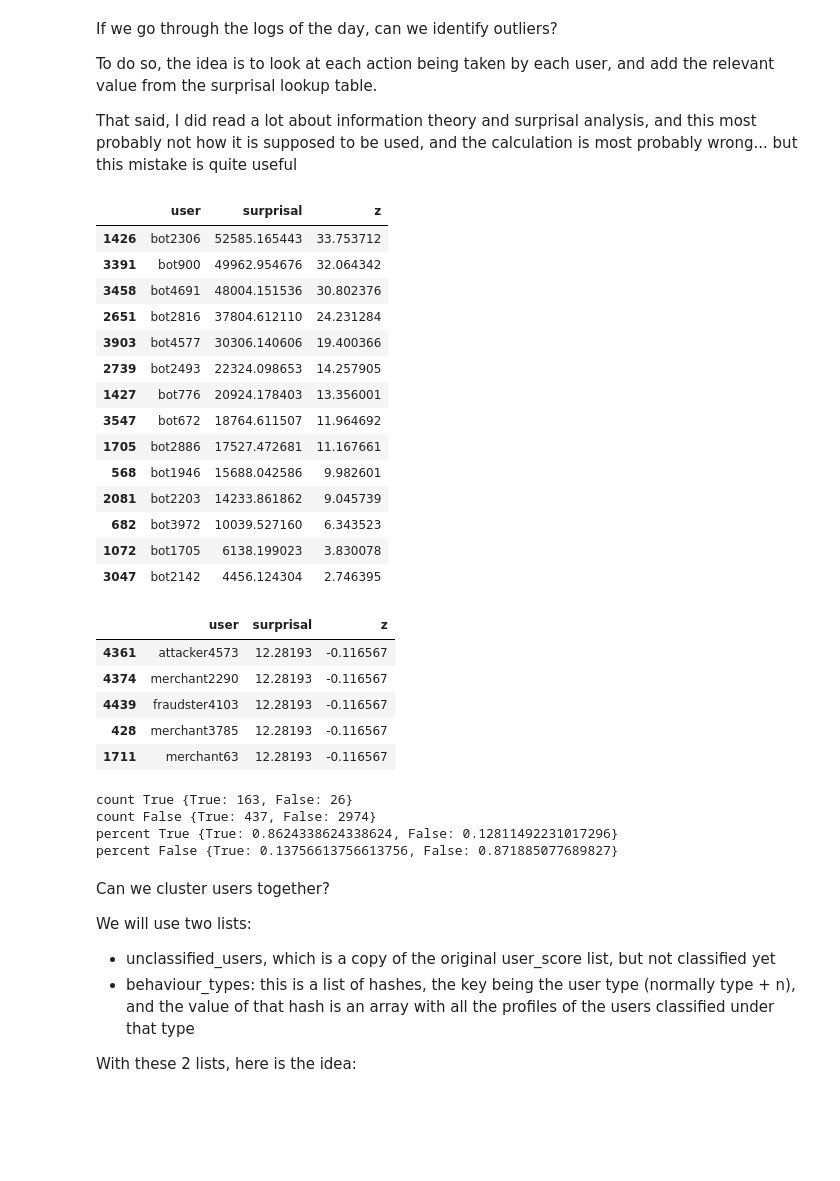
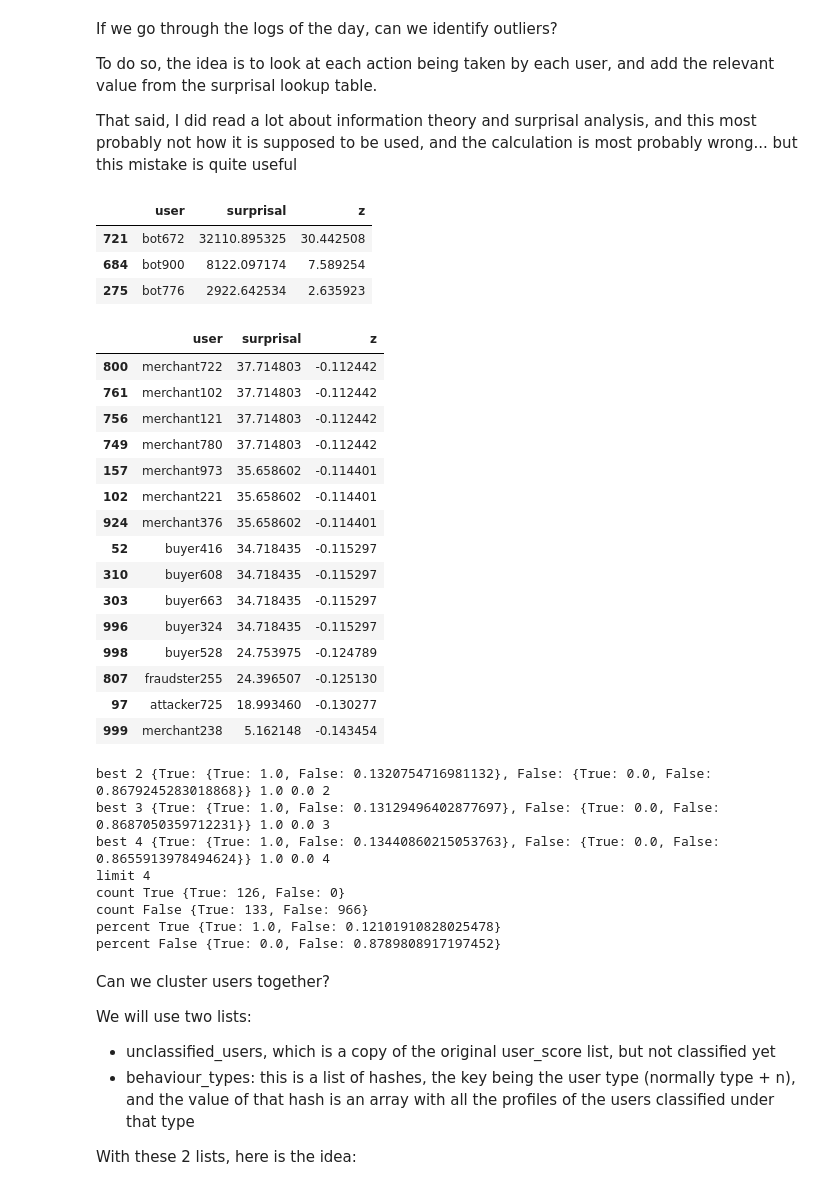
Before and after one commit to cerebraljam/find_outliers_in_logs, a Jupyter notebook: find_outliers_in_logs.ipynb, the cells around one changed output. Drawn from its saved outputs; the diff is of its cells as text; code cells hidden in the pictures; blank space fills up the shorter version.

```diff
--- a/find_outliers_in_logs.ipynb
+++ b/find_outliers_in_logs.ipynb
@@ -111,7 +111,7 @@ if random_seed:
     random.seed(random_seed)
 
 ## We define how many users here
-number_of_new_users = 5000
+number_of_new_users = 1000
 
 
 existing_users = [] # Later on, we can add users to our list by supplying it to the generate_userlist function
@@ -299,47 +292,65 @@ df_cumulative_score['z'] = (df_cumulative_score['surprisal'] - avg) / std
 df_cumulative_score.loc[df_cumulative_score['z'] >= 2].sort_values(by=['surprisal'], ascending=False)
 # %% [output]
 |  | user | surprisal | z |
-| 1426 | bot2306 | 52585.165443 | 33.753712 |
-| 3391 | bot900 | 49962.954676 | 32.064342 |
-| 3458 | bot4691 | 48004.151536 | 30.802376 |
-| 2651 | bot2816 | 37804.612110 | 24.231284 |
-| 3903 | bot4577 | 30306.140606 | 19.400366 |
-| 2739 | bot2493 | 22324.098653 | 14.257905 |
-| 1427 | bot776 | 20924.178403 | 13.356001 |
-| 3547 | bot672 | 18764.611507 | 11.964692 |
-| 1705 | bot2886 | 17527.472681 | 11.167661 |
-| 568 | bot1946 | 15688.042586 | 9.982601 |
-| 2081 | bot2203 | 14233.861862 | 9.045739 |
-| 682 | bot3972 | 10039.527160 | 6.343523 |
-| 1072 | bot1705 | 6138.199023 | 3.830078 |
-| 3047 | bot2142 | 4456.124304 | 2.746395 |
+| 721 | bot672 | 32110.895325 | 30.442508 |
+| 684 | bot900 | 8122.097174 | 7.589254 |
+| 275 | bot776 | 2922.642534 | 2.635923 |
 # %%
-df_cumulative_score.sort_values(by=['surprisal'], ascending=False).tail()
+df_cumulative_score.sort_values(by=['surprisal'], ascending=False).tail(15)
 # %% [output]
 |  | user | surprisal | z |
-| 4361 | attacker4573 | 12.28193 | -0.116567 |
-| 4374 | merchant2290 | 12.28193 | -0.116567 |
-| 4439 | fraudster4103 | 12.28193 | -0.116567 |
-| 428 | merchant3785 | 12.28193 | -0.116567 |
-| 1711 | merchant63 | 12.28193 | -0.116567 |
+| 800 | merchant722 | 37.714803 | -0.112442 |
+| 761 | merchant102 | 37.714803 | -0.112442 |
+| 756 | merchant121 | 37.714803 | -0.112442 |
+| 749 | merchant780 | 37.714803 | -0.112442 |
+| 157 | merchant973 | 35.658602 | -0.114401 |
+| 102 | merchant221 | 35.658602 | -0.114401 |
+| 924 | merchant376 | 35.658602 | -0.114401 |
+| 52 | buyer416 | 34.718435 | -0.115297 |
+| 310 | buyer608 | 34.718435 | -0.115297 |
+| 303 | buyer663 | 34.718435 | -0.115297 |
+| 996 | buyer324 | 34.718435 | -0.115297 |
+| 998 | buyer528 | 24.753975 | -0.124789 |
+| 807 | fraudster255 | 24.396507 | -0.125130 |
+| 97 | attacker725 | 18.993460 | -0.130277 |
+| 999 | merchant238 | 5.162148 | -0.143454 |
 # %%
 np.seterr(divide='ignore', invalid='ignore', over='ignore')
 
 if random_seed:
     np.random.seed(random_seed)
 
-flat_status, flat_lookup = cheat_calculate_hit_rate(day1_data, user_transition_score)
+maxlimit = 1
+maxtp = 0
+minfp = 1
+best_flat_lookup = {}
 
+for l in range(2, 10):
+    flat_status, flat_lookup = cheat_calculate_hit_rate(day1_data, user_transition_score, l)
+    if maxtp <= flat_lookup[True][True] or minfp >= flat_lookup[False][True]:
+        maxtp = flat_lookup[True][True]
+        minfp = flat_lookup[False][True]
+        maxlimit = l
+        print('best', l, flat_lookup, maxtp, minfp, maxlimit)
+
+
+flat_status, flat_lookup = cheat_calculate_hit_rate(day1_data, user_transition_score, maxlimit)
+
+print('limit', maxlimit)
 print('count', True, flat_status[True])
 print('count', False, flat_status[False])
 
 print('percent', True, flat_lookup[True])
 print('percent', False, flat_lookup[False])
 # %% [output]
-count True {True: 163, False: 26}
-count False {True: 437, False: 2974}
-percent True {True: 0.8624338624338624, False: 0.12811492231017296}
-percent False {True: 0.13756613756613756, False: 0.871885077689827}
+best 2 {True: {True: 1.0, False: 0.1320754716981132}, False: {True: 0.0, False: 0.8679245283018868}} 1.0 0.0 2
+best 3 {True: {True: 1.0, False: 0.13129496402877697}, False: {True: 0.0, False: 0.8687050359712231}} 1.0 0.0 3
+best 4 {True: {True: 1.0, False: 0.13440860215053763}, False: {True: 0.0, False: 0.8655913978494624}} 1.0 0.0 4
+limit 4
+count True {True: 126, False: 0}
+count False {True: 133, False: 966}
+percent True {True: 1.0, False: 0.12101910828025478}
+percent False {True: 0.0, False: 0.8789808917197452}
 # %% [markdown]
 Can we cluster users together?
 
```
Also changed, not shown: parts of 13 cells of this notebook, 1 other file.
